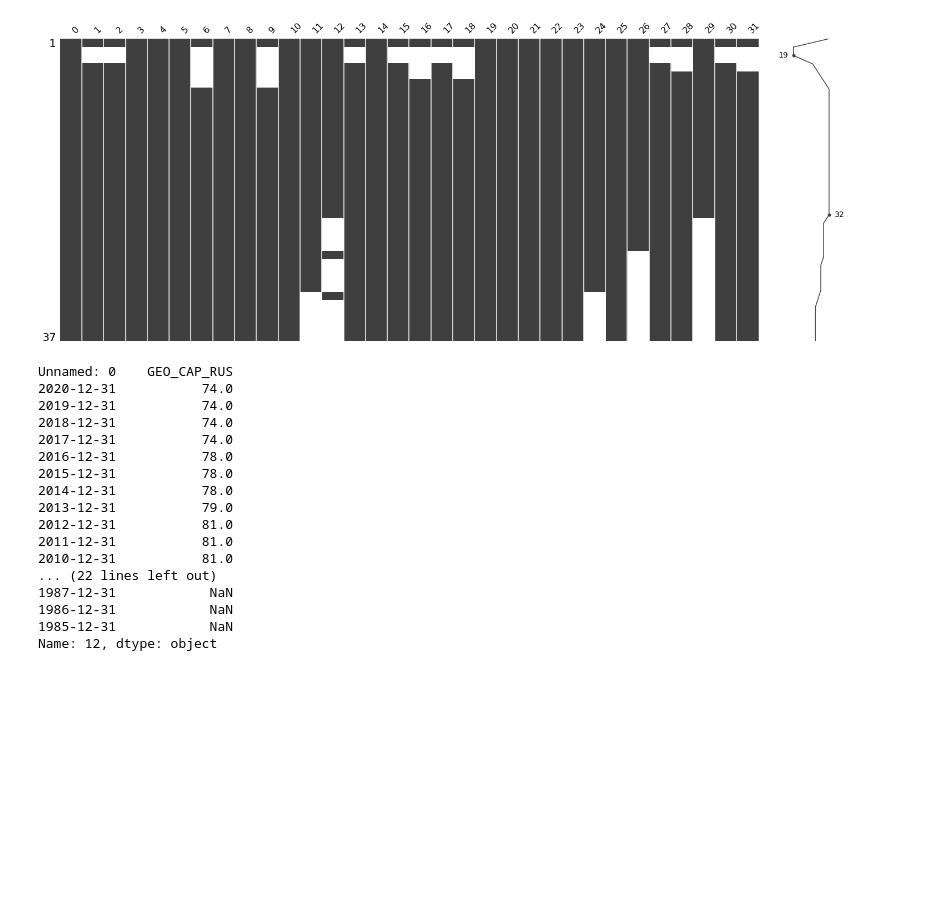
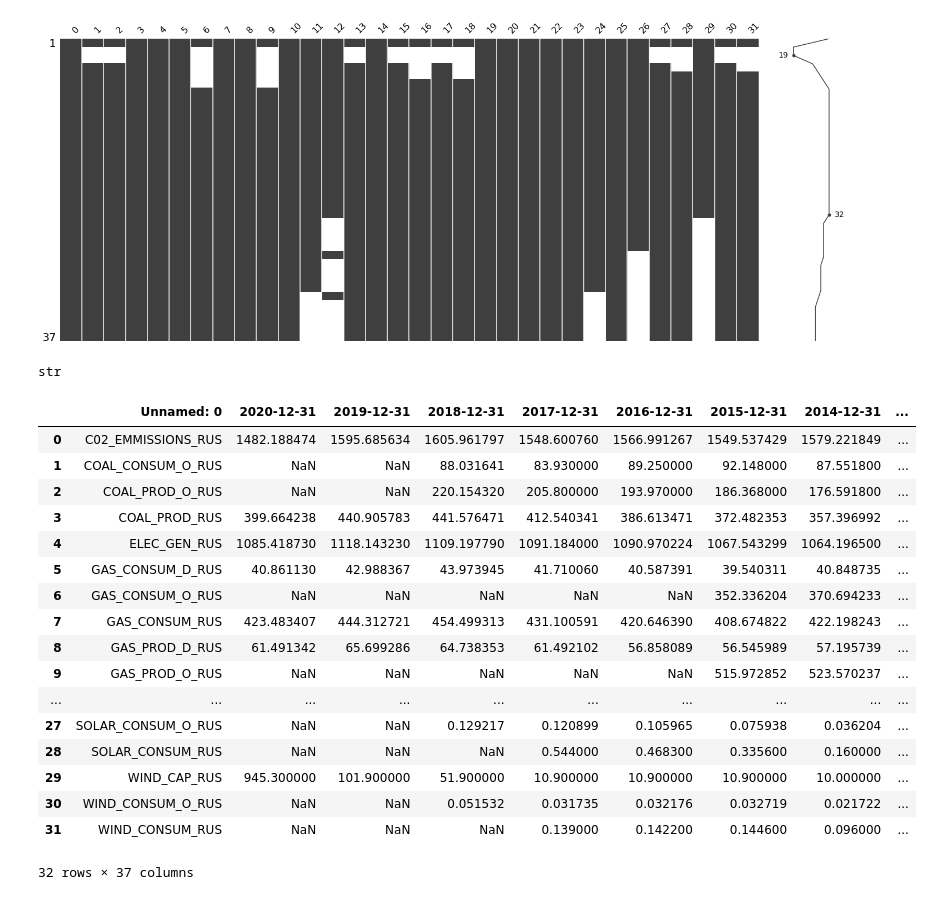
Before and after one commit to ianoxx/Energy-Production-and-Consumption, a Jupyter notebook: Data_preparation_Part_two.ipynb, the cells around one changed output. Saved outputs shown, nothing was run; the diff lists cells and outputs as text; code cells hidden in the pictures; blank space fills up the shorter version.

```diff
--- a/Data_preparation_Part_two.ipynb
+++ b/Data_preparation_Part_two.ipynb
@@ -79,24 +79,4 @@ msno.matrix(df_RUS.transpose())
 [figure]
 # %%
 #пропущенные значение, после которых есть данные экстрополируем
-# %%
-df_RUS.transpose()[12]
-# %% [output]
-Unnamed: 0    GEO_CAP_RUS
-2020-12-31           74.0
-2019-12-31           74.0
-2018-12-31           74.0
-2017-12-31           74.0
-2016-12-31           78.0
-2015-12-31           78.0
-2014-12-31           78.0
-2013-12-31           79.0
-2012-12-31           81.0
-2011-12-31           81.0
-2010-12-31           81.0
-... (22 lines left out)
-1987-12-31            NaN
-1986-12-31            NaN
-1985-12-31            NaN
-Name: 12, dtype: object
 # %%
@@ -106,3 +107,28 @@ for i in range(len(df_RUS)):
 # %%
 #так как я планирую сравнить добычу энергию в разных странах, такого заполнения будет достаточно.
 #теперь проверим данные на аномалии и выбросы
+# %%
+type(df.iloc[0,0])
+# %% [output]
+str
+# %%
+df_RUS
+# %% [output]
+|  | Unnamed: 0 | 2020-12-31 | 2019-12-31 | 2018-12-31 | 2017-12-31 | 2016-12-31 | 2015-12-31 | 2014-12-31 | ... |
+| 0 | C02_EMMISSIONS_RUS | 1482.188474 | 1595.685634 | 1605.961797 | 1548.600760 | 1566.991267 | 1549.537429 | 1579.221849 | ... |
+| 1 | COAL_CONSUM_O_RUS | NaN | NaN | 88.031641 | 83.930000 | 89.250000 | 92.148000 | 87.551800 | ... |
+| 2 | COAL_PROD_O_RUS | NaN | NaN | 220.154320 | 205.800000 | 193.970000 | 186.368000 | 176.591800 | ... |
+| 3 | COAL_PROD_RUS | 399.664238 | 440.905783 | 441.576471 | 412.540341 | 386.613471 | 372.482353 | 357.396992 | ... |
+| 4 | ELEC_GEN_RUS | 1085.418730 | 1118.143230 | 1109.197790 | 1091.184000 | 1090.970224 | 1067.543299 | 1064.196500 | ... |
+| 5 | GAS_CONSUM_D_RUS | 40.861130 | 42.988367 | 43.973945 | 41.710060 | 40.587391 | 39.540311 | 40.848735 | ... |
+| 6 | GAS_CONSUM_O_RUS | NaN | NaN | NaN | NaN | NaN | 352.336204 | 370.694233 | ... |
+| 7 | GAS_CONSUM_RUS | 423.483407 | 444.312721 | 454.499313 | 431.100591 | 420.646390 | 408.674822 | 422.198243 | ... |
+| 8 | GAS_PROD_D_RUS | 61.491342 | 65.699286 | 64.738353 | 61.492102 | 56.858089 | 56.545989 | 57.195739 | ... |
+| 9 | GAS_PROD_O_RUS | NaN | NaN | NaN | NaN | NaN | 515.972852 | 523.570237 | ... |
+| ... | ... | ... | ... | ... | ... | ... | ... | ... | ... |
+| 27 | SOLAR_CONSUM_O_RUS | NaN | NaN | 0.129217 | 0.120899 | 0.105965 | 0.075938 | 0.036204 | ... |
+| 28 | SOLAR_CONSUM_RUS | NaN | NaN | NaN | 0.544000 | 0.468300 | 0.335600 | 0.160000 | ... |
+| 29 | WIND_CAP_RUS | 945.300000 | 101.900000 | 51.900000 | 10.900000 | 10.900000 | 10.900000 | 10.000000 | ... |
+| 30 | WIND_CONSUM_O_RUS | NaN | NaN | 0.051532 | 0.031735 | 0.032176 | 0.032719 | 0.021722 | ... |
+| 31 | WIND_CONSUM_RUS | NaN | NaN | NaN | 0.139000 | 0.142200 | 0.144600 | 0.096000 | ... |
+32 rows × 37 columns
```
Also changed, not shown: parts of 3 cells of this notebook, 3 other files.
